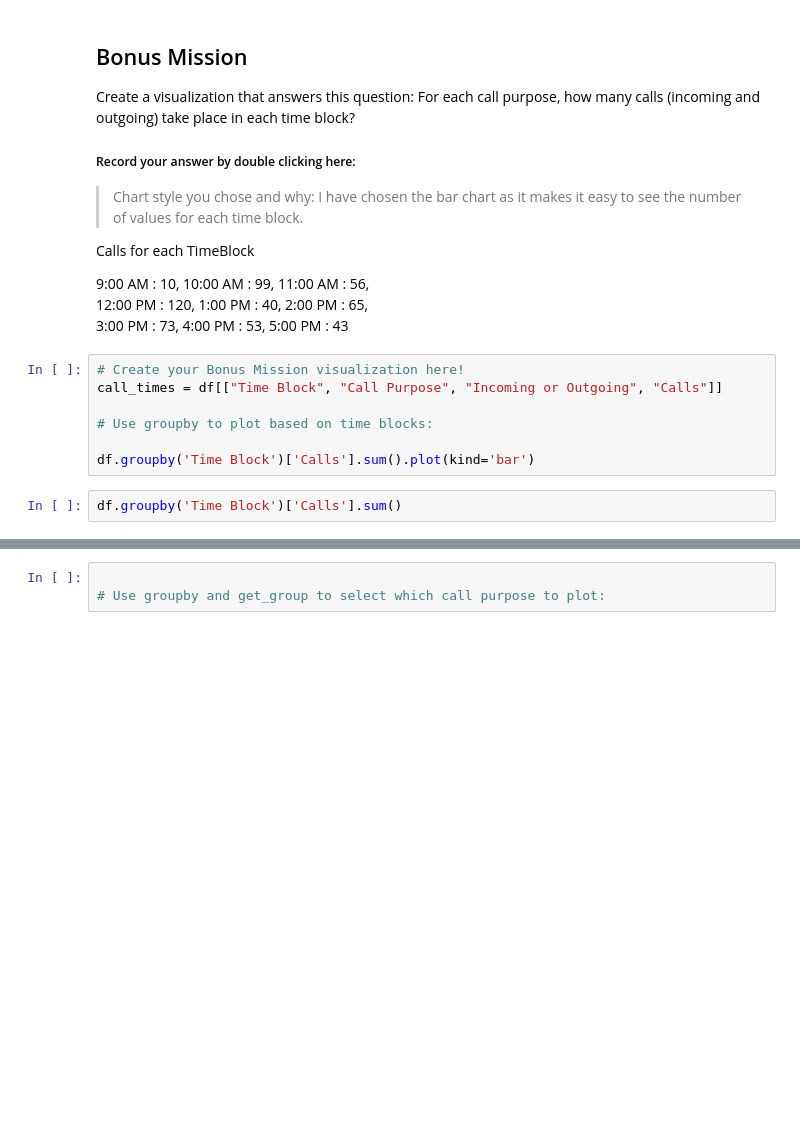
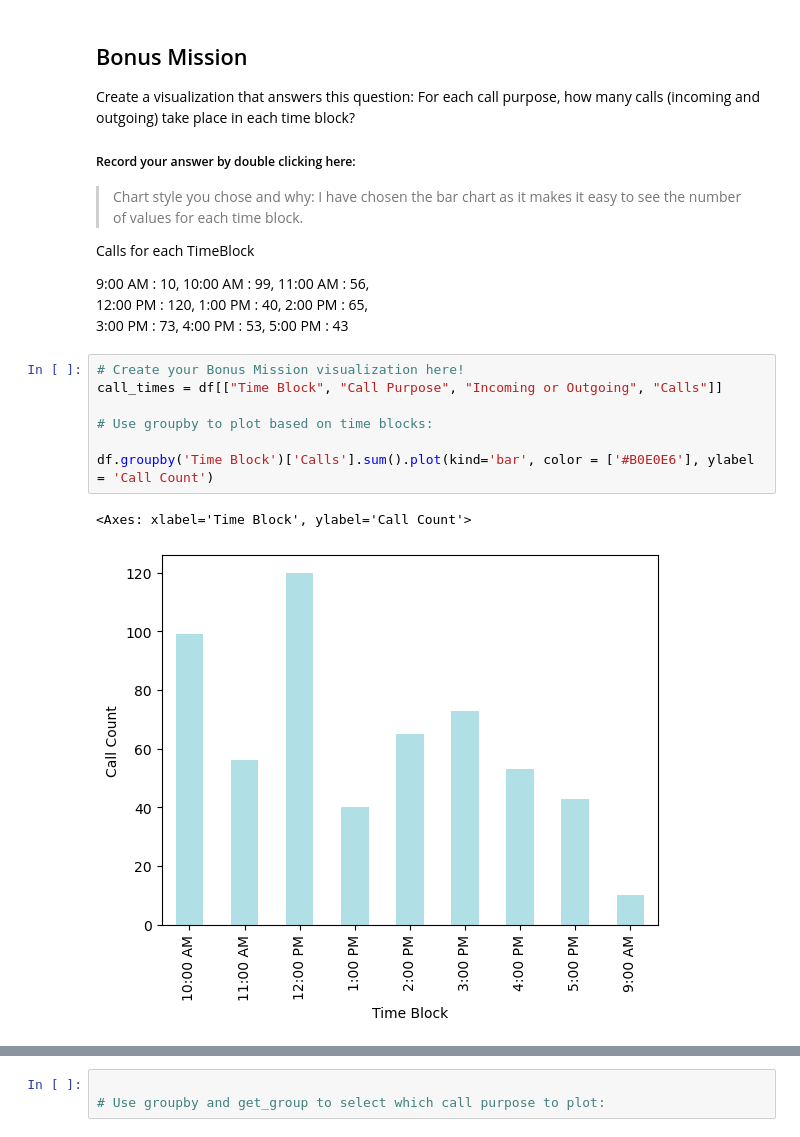
Before and after one commit to Sne0Ch/call-center-cleanup-assignment, a Jupyter notebook: Call_Center_Cleanup.ipynb, the cells around one changed output, grey strips where cells are left out. Cells and saved outputs as stored; diff of their text form; blank space fills up the shorter version.

```diff
--- a/Call_Center_Cleanup.ipynb
+++ b/Call_Center_Cleanup.ipynb
@@ -588,9 +759,10 @@ Calls for each TimeBlock
 # %%
 # Create your Bonus Mission visualization here!
 call_times = df[["Time Block", "Call Purpose", "Incoming or Outgoing", "Calls"]]
 
 # Use groupby to plot based on time blocks:
 
-df.groupby('Time Block')['Calls'].sum().plot(kind='bar')
+df.groupby('Time Block')['Calls'].sum().plot(kind='bar', color = ['#B0E0E6'], ylabel = 'Call Count')
+# %% [output]
+<Axes: xlabel='Time Block', ylabel='Call Count'>
+[figure, added]
-# %%
-df.groupby('Time Block')['Calls'].sum()
```
Also changed, not shown: parts of 42 cells of this notebook.
